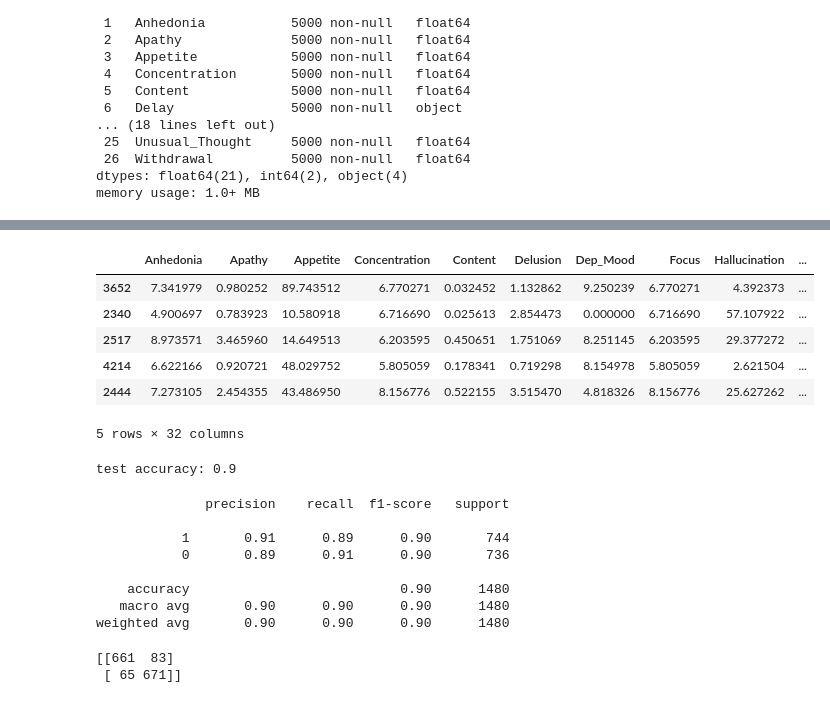
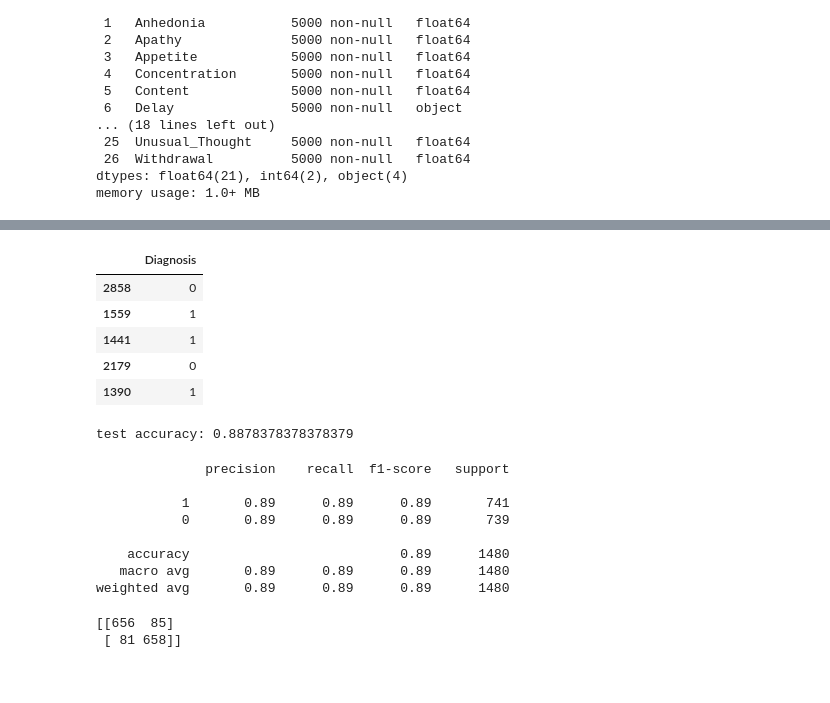
Before and after one commit to ElvesJohn/MachineLearningCW, a Jupyter notebook: MachineLearningCourseW.ipynb, the cells around one changed output, grey strips where cells are left out. Drawn from its saved outputs; the diff is of its cells as text; code cells hidden in the pictures.

```diff
--- a/MachineLearningCourseW.ipynb
+++ b/MachineLearningCourseW.ipynb
@@ -16,7 +16,7 @@ def group_pivot(labelgroup, yvalue, dataset, SZOnly = False):
     pivot = pd.pivot_table(grouped, index = labelgroup, columns = yvalue, values = 'percentage', aggfun = 'sum')
     return pivot
 # %%
-data = pd.read_csv('/Users/dahaixing/Documents/Coursework/DeepLearning/MLCW/MS4S16_Dataset.csv')
+data = pd.read_csv('/Users/dahaixing/Documents/Coursework/DeepLearning/MLCW/MachineLearningCW/MS4S16_Dataset.csv')
 # %%
 data.info()
 # %% [output]
@@ -52,7 +52,7 @@ def data_remove(data):
     data = data.dropna()
     return data
 # %%
-data = data_remove(data)
+#data = data_remove(data)
 data.info()
 # %% [output]
 <class 'pandas.core.frame.DataFrame'>
@@ -118,5 +118,11 @@ features = [
 y = data['Diagnosis']
 X = data[features]
 X_train, X_test, y_train, y_test = train_test_split(X, y, test_size = 0.3, random_state = 0)
-X_test_save = X_test
+#X_test_save = X_test
+
+
+train = pd.concat([X_train,y_train], axis= 1)
+test = pd.concat([X_test,y_test], axis= 1)
+train = data_remove(train)
+test = data_remove(test)
 # %%
@@ -147,17 +153,18 @@ def onehot(data, categories = categories):
 # %%
 #X_train = X_train.join(onehot(X_train))
 #X_test = X_test.join(onehot(X_test))
-X_train = pd.get_dummies(X_train, columns = categories)
-X_test = pd.get_dummies(X_test, columns = categories)
-X_train.head()
+X_train = pd.get_dummies(train[features], columns = categories)
+X_test = pd.get_dummies(test[features], columns = categories)
+y_train = train[['Diagnosis']]
+y_test = test[['Diagnosis']]
+y_train.head()
 # %% [output]
-|  | Anhedonia | Apathy | Appetite | Concentration | Content | Delusion | Dep_Mood | Focus | Hallucination | ... |
-| 3652 | 7.341979 | 0.980252 | 89.743512 | 6.770271 | 0.032452 | 1.132862 | 9.250239 | 6.770271 | 4.392373 | ... |
-| 2340 | 4.900697 | 0.783923 | 10.580918 | 6.716690 | 0.025613 | 2.854473 | 0.000000 | 6.716690 | 57.107922 | ... |
-| 2517 | 8.973571 | 3.465960 | 14.649513 | 6.203595 | 0.450651 | 1.751069 | 8.251145 | 6.203595 | 29.377272 | ... |
-| 4214 | 6.622166 | 0.920721 | 48.029752 | 5.805059 | 0.178341 | 0.719298 | 8.154978 | 5.805059 | 2.621504 | ... |
-| 2444 | 7.273105 | 2.454355 | 43.486950 | 8.156776 | 0.522155 | 3.515470 | 4.818326 | 8.156776 | 25.627262 | ... |
+|  | Diagnosis |
+| 2858 | 0 |
+| 1559 | 1 |
+| 1441 | 1 |
+| 2179 | 0 |
+| 1390 | 1 |
-5 rows × 32 columns
 # %%
 #training
 
@@ -169,26 +176,26 @@ test_predict = model.predict(X_test)
 # %%
 print('test accuracy:', skm.accuracy_score(y_test, test_predict))
 # %% [output]
-test accuracy: 0.9
+test accuracy: 0.8878378378378379
 # %%
 from sklearn.metrics import classification_report
 print(classification_report(y_test, test_predict, labels=[1, 0]))
 # %% [output]
               precision    recall  f1-score   support
 
-           1       0.91      0.89      0.90       744
-           0       0.89      0.91      0.90       736
+           1       0.89      0.89      0.89       741
+           0       0.89      0.89      0.89       739
 
-    accuracy                           0.90      1480
-   macro avg       0.90      0.90      0.90      1480
-weighted avg       0.90      0.90      0.90      1480
+    accuracy                           0.89      1480
+   macro avg       0.89      0.89      0.89      1480
+weighted avg       0.89      0.89      0.89      1480
 # %%
 from sklearn.metrics import confusion_matrix
 confusion_matrix = confusion_matrix(y_test, test_predict, labels=[1, 0])
 print(confusion_matrix)
 # %% [output]
-[[661  83]
- [ 65 671]]
+[[656  85]
+ [ 81 658]]
 # %%
 import fairlearn
 from fairlearn.metrics import MetricFrame
```
Also changed, not shown: parts of 11 cells of this notebook.
